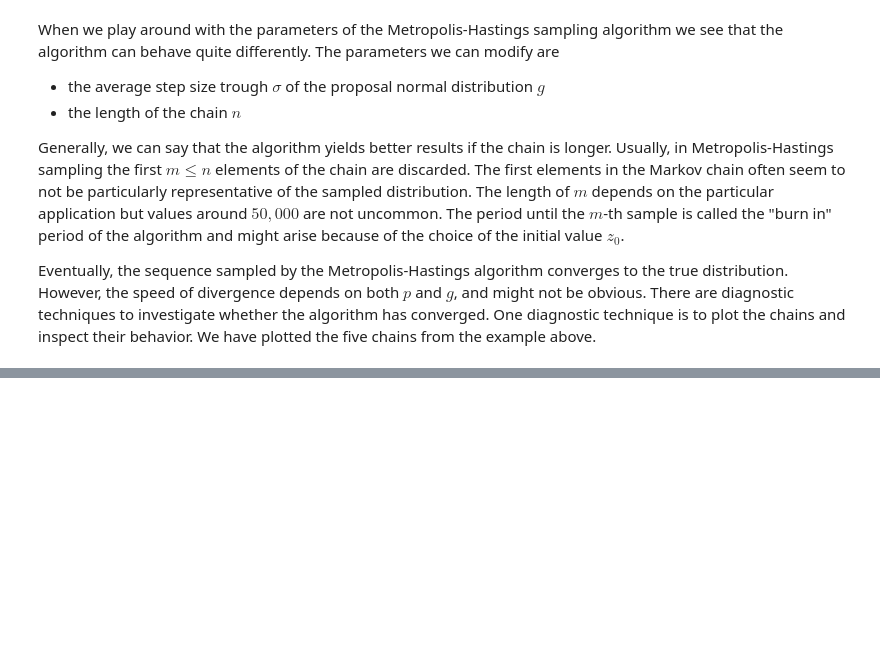
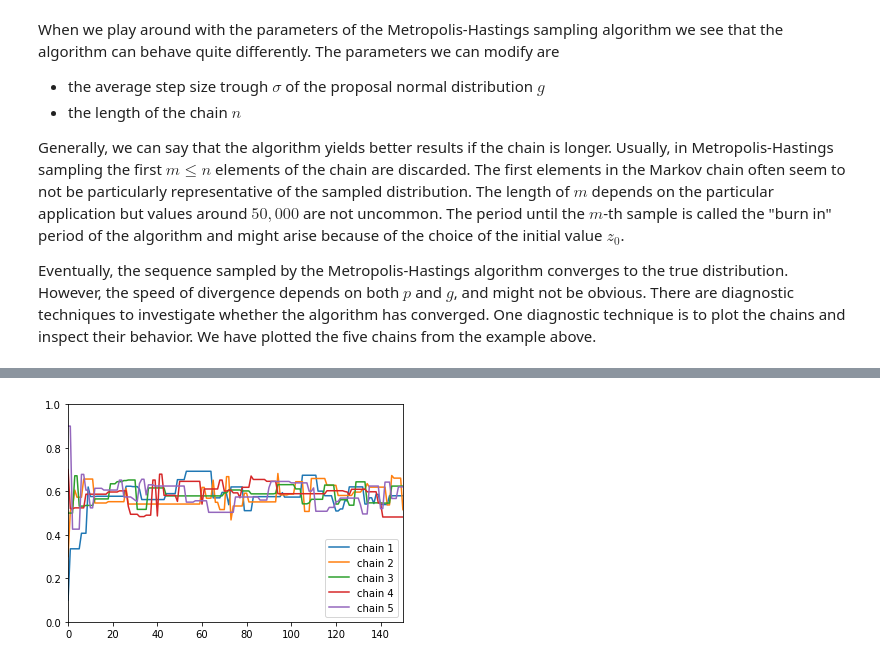
Before and after one commit to KaiserP/EmbracingUncertainty, a Jupyter notebook: random_number_generation.ipynb, the cells around one changed output, grey strips where cells are left out. Drawn from its saved outputs; the diff is of its cells as text; code cells hidden in the pictures; blank space fills up the shorter version.

Commit message:
add diagnostics for MH-algo coin tossing

```diff
--- a/random_number_generation.ipynb
+++ b/random_number_generation.ipynb
@@ -427,0 +419,37 @@ plt.ylim([0, 1]);
+# %%
+m = 100
+h = 60
+chain_length = 150
+likelihood = stats.binom
+prior = stats.beta(a=10, b=10)
+uniform = RandUniform()
+g = stats.norm(0, 0.3)  # sigma defines step size of proposal distribution
+
+
+def infer_coin(m: int, h:int, theta_0: float, chain_length: int):
+    theta = np.zeros(chain_length + 1)
+    theta_t = theta_0  # t = 0
+    theta[0] = theta_t
+
+    for i in range(chain_length):
+        theta_prime = theta_t + g.rvs()
+        a_criterion = min(f(likelihood, prior, m, h, theta_prime)/f(likelihood, prior, m, h, theta_t), 1)
+        u = uniform.rvs(1)[0]
+        if u < a_criterion:
+            theta_t = theta_prime
+        theta[i+1] = theta_t
+
+    return theta
+
+
+chains = [infer_coin(m=m, h=h, theta_0=t, chain_length=chain_length)
+          for t in np.arange(0.1, 1, 0.2)]
+
+plt.figure(figsize=(6, 4))
+for i, chain in enumerate(chains):
+    plt.plot(chain, label=f'chain {i + 1}')
+plt.xlim([0, chain_length])
+plt.ylim([0, 1])
+plt.legend();
+# %% [output]
+[figure, added]
```
Also changed, not shown: parts of 8 cells of this notebook.
